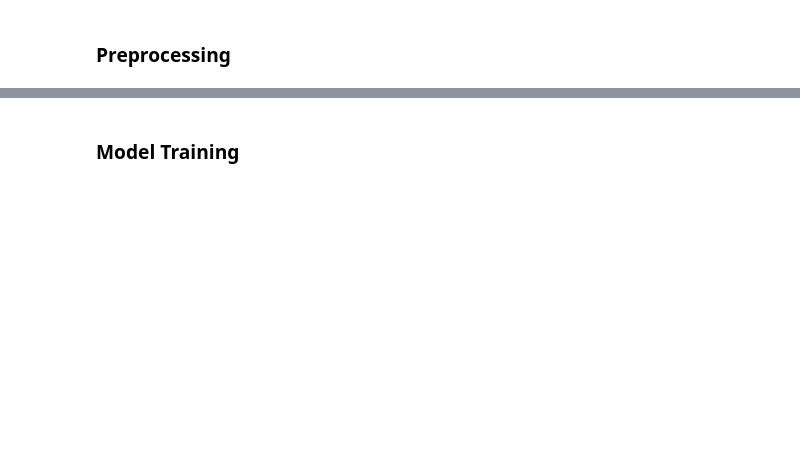
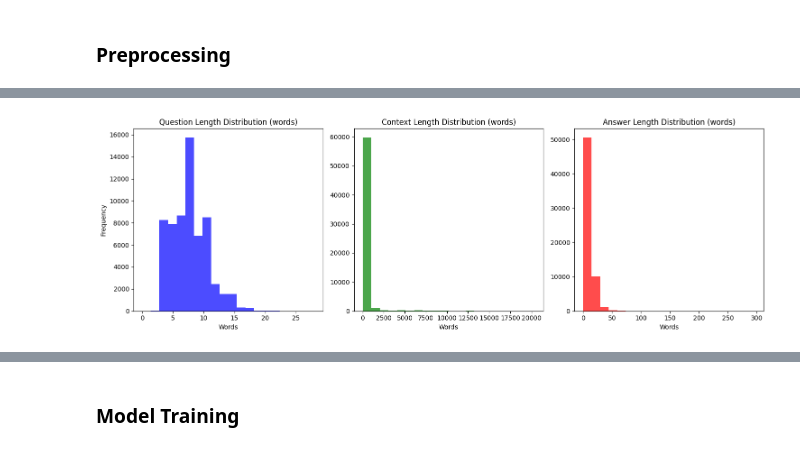
Before and after one commit to MeriemMhr/comp0087-snlp-group-coursework, a Jupyter notebook: experiments/question-answering/LlamaArabicaQAUSEME.ipynb, the cells around one changed output, grey strips where cells are left out. Saved outputs shown, nothing was run; the diff lists cells and outputs as text; code cells hidden in the pictures; blank space fills up the shorter version.

```diff
--- a/experiments/question-answering/LlamaArabicaQAUSEME.ipynb
+++ b/experiments/question-answering/LlamaArabicaQAUSEME.ipynb
@@ -185,15 +359,15 @@ for id_ in duplicate_ids:
 # %%
 # Drop duplicate IDs
-duplicate_count_before_test = df_test_qa['id'].duplicated().sum()
+duplicate_count_before_test = df_test['id'].duplicated().sum()
 
 # Find duplicate IDs
-duplicate_ids = df_test_qa[df_test_qa['id'].duplicated()]['id'].unique()
+duplicate_ids = df_test[df_test['id'].duplicated()]['id'].unique()
 
 # Drop duplicate rows based on 'id', keeping the first occurrence
-df_test_qa = df_test_qa.drop_duplicates(subset='id', keep='first')
+df_test = df_test.drop_duplicates(subset='id', keep='first')
 
 # Re-check for duplicate IDs
-duplicate_count_after_test = df_test_qa['id'].duplicated().sum()
+duplicate_count_after_test = df_test['id'].duplicated().sum()
 
 print("Test Data Duplicate ID Counts:")
 print(f"  Duplicate IDs found before dropping: {duplicate_count_before_test}")
@@ -201,8 +395,8 @@ print(f"  Duplicate IDs found after dropping: {duplicate_count_after_test}")
 # %%
 # Calculate length features for training data
-df_train_qa['context_len'] = df_train_qa['context'].apply(len)
-df_train_qa['question_len'] = df_train_qa['question'].apply(len)
-df_train_qa['answer_len'] = df_train_qa['answer'].apply(len)
+df_train['context_len'] = df_train['context'].apply(len)
+df_train['question_len'] = df_train['question'].apply(len)
+df_train['answer_len'] = df_train['answer'].apply(len)
 
 print("Training Data Length Features:")
-print(df_train_qa[['context_len', 'question_len', 'answer_len']].describe())
+print(df_train[['context_len', 'question_len', 'answer_len']].describe())
@@ -246,0 +488,72 @@ for ans in top_answers:
+# %%
+import pandas as pd
+import matplotlib.pyplot as plt
+
+def analyze_dataset(df, dataset_name="Dataset"):
+    print(f"---- Analyzing {dataset_name} ----")
+    # Print the first 5 samples to inspect the raw data
+    print("First 5 samples:")
+    print(df.head(), "\n")
+
+    # Print DataFrame information to see data types and non-null counts
+    print("DataFrame Info:")
+    print(df.info(), "\n")
+
+    # Check if required columns are present
+    required_columns = ['question', 'context', 'answer']
+    for col in required_columns:
+        if col not in df.columns:
+            print(f"Error: Column '{col}' not found in {dataset_name}.")
+            return
+
+    # Check if each answer appears somewhere in its corresponding context
+    def answer_in_context(row):
+        # Compare after stripping whitespace (you may also add lower() if needed)
+        return row['answer'].strip() in row['context'].strip()
+
+    df['answer_in_context'] = df.apply(answer_in_context, axis=1)
+    missing_answers = df[~df['answer_in_context']]
+    print(f"Total samples in {dataset_name}: {len(df)}")
+    print(f"Samples where the answer is NOT found in the context: {len(missing_answers)}\n")
+
+    # Print a few examples where the answer does not appear
+    if len(missing_answers) > 0:
+        print("Examples where the answer is missing from the context:")
+        print(missing_answers[['question', 'context', 'answer']].head(), "\n")
+
+    # Compute word count statistics
+    df['question_length'] = df['question'].apply(lambda x: len(x.split()))
+    df['context_length'] = df['context'].apply(lambda x: len(x.split()))
+    df['answer_length'] = df['answer'].apply(lambda x: len(x.split()))
+
+    print("Average question length (words):", df['question_length'].mean())
+    print("Average context length (words):", df['context_length'].mean())
+    print("Average answer length (words):", df['answer_length'].mean(), "\n")
+
+    # Plot histograms for word count distributions
+    plt.figure(figsize=(15, 5))
+
+    plt.subplot(1, 3, 1)
+    plt.hist(df['question_length'], bins=20, color='blue', alpha=0.7)
+    plt.title("Question Length Distribution (words)")
+    plt.xlabel("Words")
+    plt.ylabel("Frequency")
+
+    plt.subplot(1, 3, 2)
+    plt.hist(df['context_length'], bins=20, color='green', alpha=0.7)
+    plt.title("Context Length Distribution (words)")
+    plt.xlabel("Words")
+
+    plt.subplot(1, 3, 3)
+    plt.hist(df['answer_length'], bins=20, color='red', alpha=0.7)
+    plt.title("Answer Length Distribution (words)")
+    plt.xlabel("Words")
+
+    plt.tight_layout()
+    plt.show()
+
+# Analyze each dataset:
+analyze_dataset(df_train, "Training Data")
+analyze_dataset(df_val, "Validation Data")
+analyze_dataset(df_test, "Test Data")
+# %% [output]
@@ -246,0 +577 @@ for ans in top_answers:
+[figure, added]
```
Also changed, not shown: parts of 41 cells of this notebook, 1 other file.
